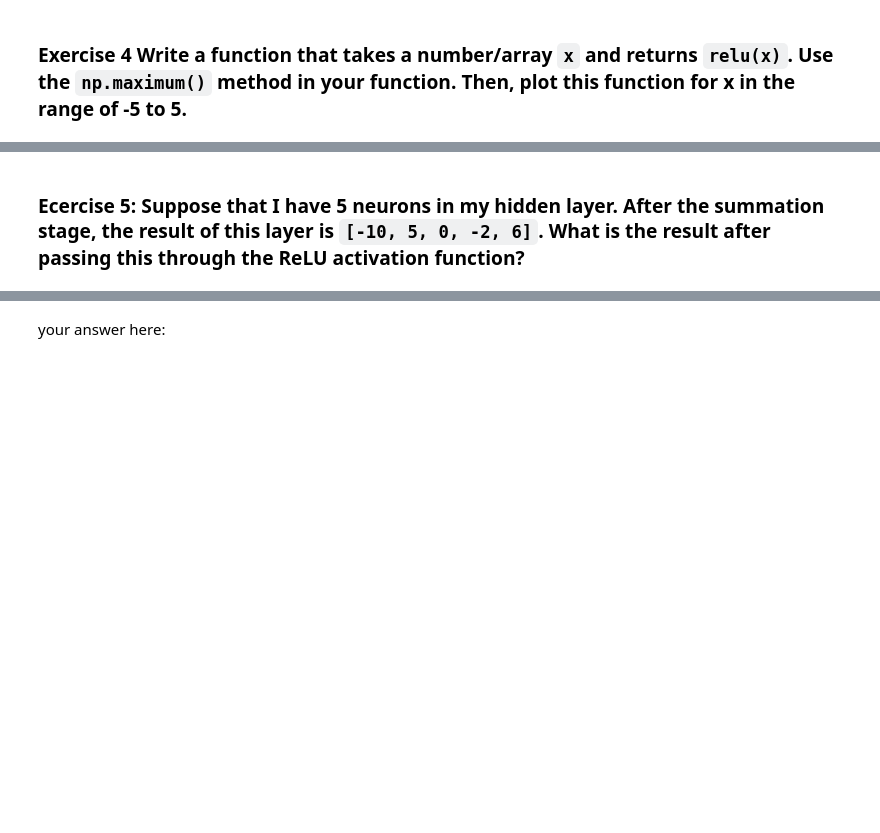
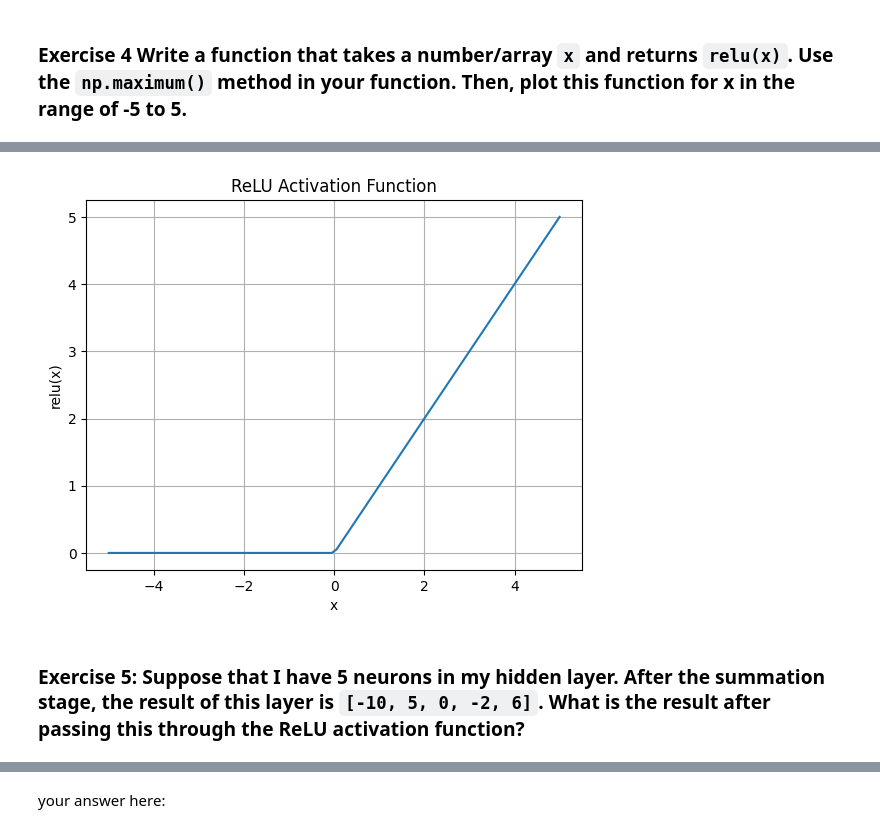
Before and after one commit to BrenoMafra13/COMP3132-Machine_Learning, a Jupyter notebook: labs/Lab_Week03/LabWeek3.ipynb, the cells around one changed output, grey strips where cells are left out. Cells and saved outputs as stored; diff of their text form; code cells hidden in the pictures; blank space fills up the shorter version.

```diff
--- a/labs/Lab_Week03/LabWeek3.ipynb
+++ b/labs/Lab_Week03/LabWeek3.ipynb
@@ -129,8 +181,3 @@ $$
 > **Note: ReLU is considered as one of the biggest breakthroughs in deep learning because ReLU makes it possible to train a very deep neural network. It has solved the `vanishing gradient` challenge in `deep` networks with many hidden layers.**
 # %% [markdown]
 ### **Exercise 4** Write a function that takes a number/array `x` and returns `relu(x)`. Use the `np.maximum()` method in your function. Then, plot this function for x in the range of -5 to 5.
-# %%
-#your code here
-#your code here
-def relu(x):
-  return ...
@@ -140,0 +184,12 @@ def relu(x):
+# %%
+x_values = np.linspace(-5, 5, 100)
+y_values = relu(x_values)
+
+plt.plot(x_values, y_values)
+plt.title("ReLU Activation Function")
+plt.xlabel("x")
+plt.ylabel("relu(x)")
+plt.grid(True)
+plt.show()
+# %% [output]
+[figure, added]
@@ -141,5 +199,5 @@ def relu(x):
 # %% [markdown]
-### **Ecercise 5:** Suppose that I have 5 neurons in my hidden layer. After the summation stage, the result of this layer is `[-10, 5, 0, -2, 6]`. What is the result after passing this through the ReLU activation function?
+### **Exercise 5:** Suppose that I have 5 neurons in my hidden layer. After the summation stage, the result of this layer is `[-10, 5, 0, -2, 6]`. What is the result after passing this through the ReLU activation function?
 # %% [markdown]
 ![](https://raw.githubusercontent.com/PyDataGBC/PyML2025/refs/heads/main/LabWeek3/assets/pass-relu.png)
 # %% [markdown]
```
Also changed, not shown: parts of 35 cells of this notebook.
